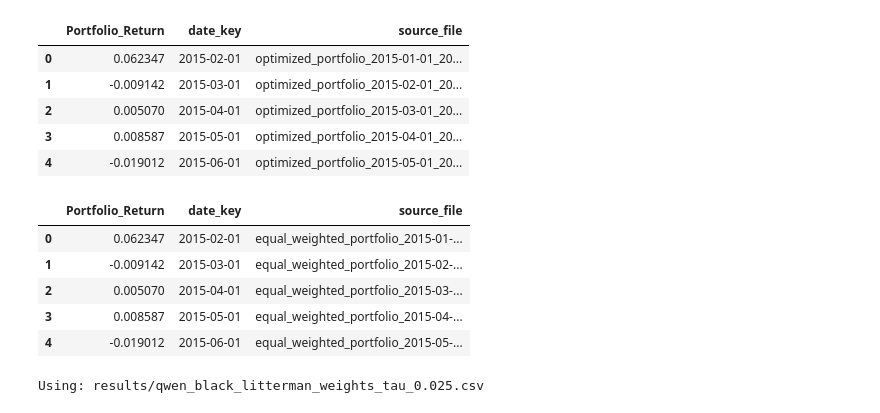
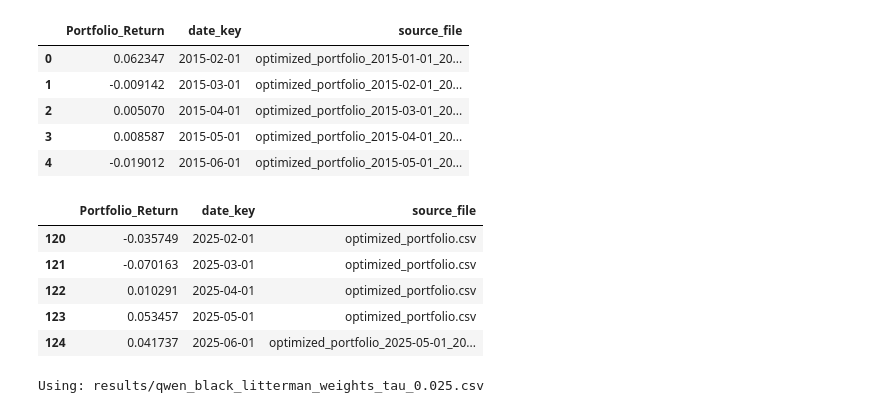
Before and after one commit to Alexis-Perron/ESSAI-BLM-LLM, a Jupyter notebook: pf_perf_evaluation.ipynb, the cells around one changed output. Cells and saved outputs as stored; diff of their text form; code cells hidden in the pictures.

```diff
--- a/pf_perf_evaluation.ipynb
+++ b/pf_perf_evaluation.ipynb
@@ -106,25 +109,26 @@ Baselines combinés :
 # %%
 import numpy as np
 import pandas as pd
 import matplotlib.pyplot as plt
 
 """
 Baselines portfolio returns (generated by baselines.py)
 Expected files:
   - responses_portfolios/equal_weighted_portfolio.csv
   - responses_portfolios/optimized_portfolio.csv
 """
 equal_weighted_portfolio_returns = pd.read_csv('responses_portfolios/equal_weighted_portfolio.csv')
 optimized_portfolio_returns      = pd.read_csv('responses_portfolios/optimized_portfolio.csv')
 
 equal_weighted_portfolio_returns.head()
+optimized_portfolio_returns.tail()
 # %% [output]
 |  | Portfolio_Return | date_key | source_file |
-| 0 | 0.062347 | 2015-02-01 | equal_weighted_portfolio_2015-01-... |
-| 1 | -0.009142 | 2015-03-01 | equal_weighted_portfolio_2015-02-... |
-| 2 | 0.005070 | 2015-04-01 | equal_weighted_portfolio_2015-03-... |
-| 3 | 0.008587 | 2015-05-01 | equal_weighted_portfolio_2015-04-... |
-| 4 | -0.019012 | 2015-06-01 | equal_weighted_portfolio_2015-05-... |
+| 120 | -0.035749 | 2025-02-01 | optimized_portfolio.csv |
+| 121 | -0.070163 | 2025-03-01 | optimized_portfolio.csv |
+| 122 | 0.010291 | 2025-04-01 | optimized_portfolio.csv |
+| 123 | 0.053457 | 2025-05-01 | optimized_portfolio.csv |
+| 124 | 0.041737 | 2025-06-01 | optimized_portfolio_2025-05-01_20... |
 # %%
 """
 GPT monthly portfolio weights (Black-Litterman output from evaluate_multiple_updated.py)
```
Also changed, not shown: parts of 5 cells of this notebook, 6 other files.
